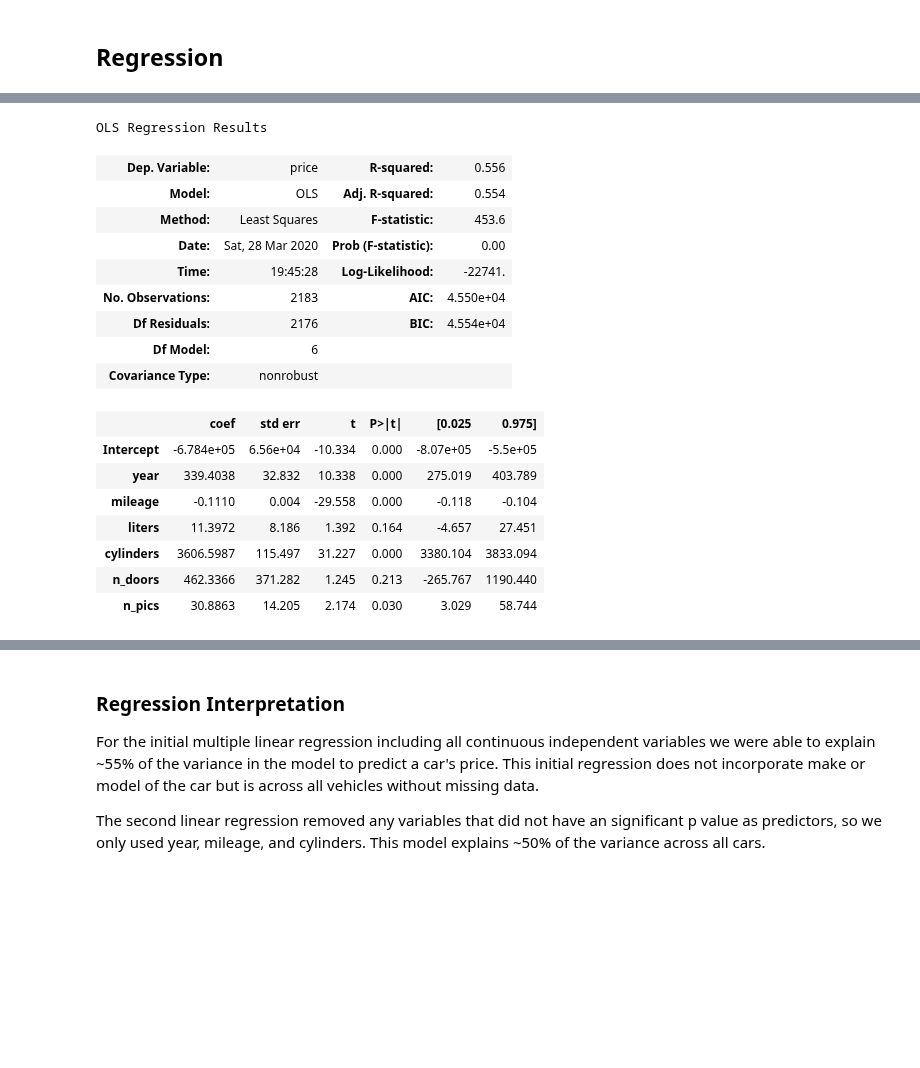
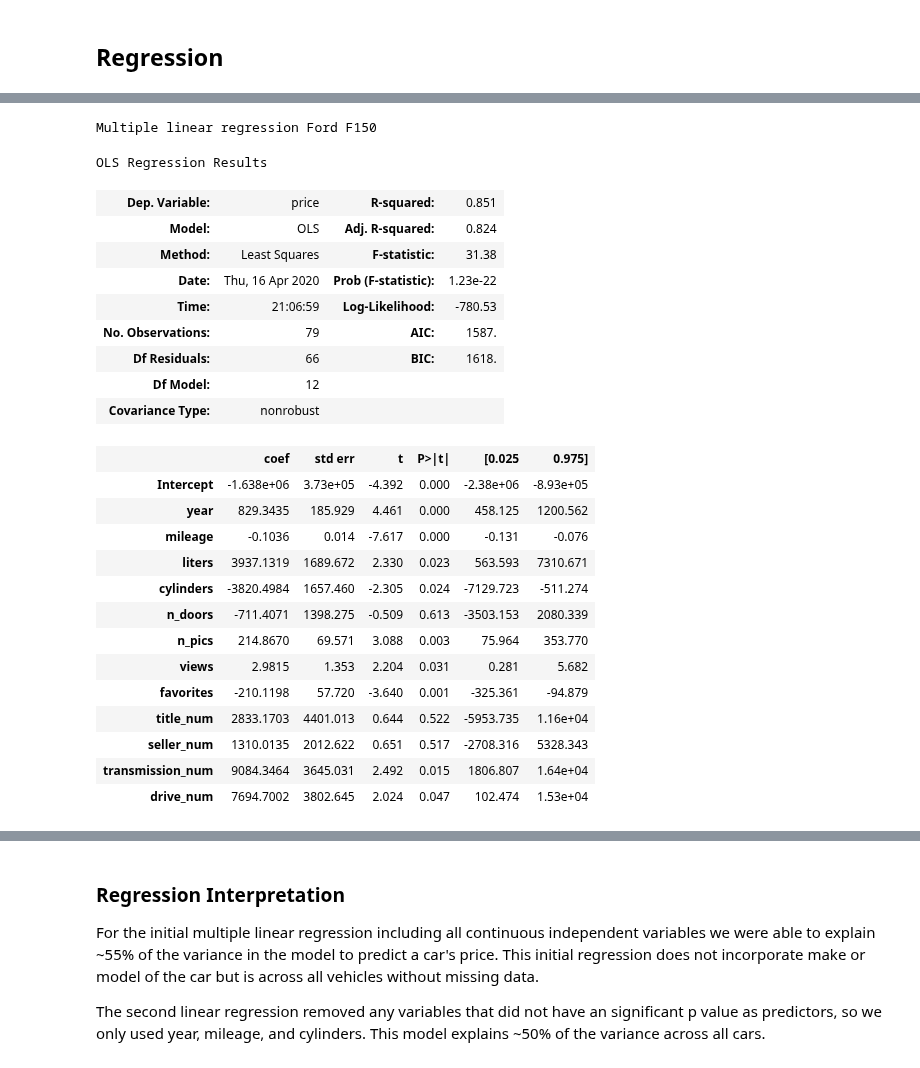
Before and after one commit to taylorch626/automodeals, a Jupyter notebook: Data_Exploration_Analysis.ipynb, the cells around one changed output, grey strips where cells are left out. Drawn from its saved outputs; the diff is of its cells as text; code cells hidden in the pictures; blank space fills up the shorter version.

Commit message:
added to regression

```diff
--- a/Data_Exploration_Analysis.ipynb
+++ b/Data_Exploration_Analysis.ipynb
@@ -90,8 +91,12 @@ plt.title('Cleaned Year Histogram')
 plt.figure()
 cars["price"].plot.hist(bins=100)
 plt.title('Original Price Histogram')
-# any cars with a price less than $100 changed to None
+# any cars with a price less than $100 or greater than $500,000 changed to None
 cars.loc[(cars.price < 100),'price']=None
+# expcars = cars['price'] > 500000
+# expcars = cars[expcars]
+# display(expcars)
+cars.loc[(cars.price > 500000),'price']=None
 plt.figure()
 cars["price"].plot.hist(bins=100)
 plt.title('Cleaned Price Histogram')
@@ -100,11 +105,27 @@ plt.title('Cleaned Price Histogram')
 plt.figure()
 cars["mileage"].plot.hist(bins=100)
 plt.title('Original Mileage Histogram')
-# any cars with a mileage less than 900000 changed to None
-cars.loc[(cars.mileage > 900000),'mileage']=None
+# any cars with a mileage greater than 500000 changed to None
+cars.loc[(cars.mileage > 500000),'mileage']=None
 plt.figure()
 cars["mileage"].plot.hist(bins=100)
 plt.title('Cleaned Mileage Histogram')
 
+# Check Liters
+plt.figure()
+cars["liters"].plot.hist(bins=100)
+plt.title('Original Liters Histogram')
+# any cars with a mileage greater than 500000 changed to None
+cars.loc[(cars.liters > 100),'liters']=None
+plt.figure()
+cars["liters"].plot.hist(bins=100)
+plt.title('Cleaned Liters Histogram')
+
+# Check fav_per_view
+# any cars with inf or Nan changed to None
+cars.loc[(cars.fav_per_view > 2),'fav_per_view']=None
+# cars.loc[(cars.fav_per_view == NaN),'fav_per_view']=None
+
+
 cars.describe()
 # %% [output]
@@ -187,29 +444,35 @@ showing areas in Utah where cars are generally sold for a good deal.
 # %%
-# multiple linear regression
-# set missing option to drop any missing data
-"price", "year", "mileage", "liters", "cylinders", "n_doors", "n_pics"
-df_all_ols = sm.ols(formula="price ~ year + mileage + liters + cylinders + n_doors + n_pics", data=cars, missing='drop').fit()
-display(df_all_ols.summary())
+# Ford F150 Multiple Linear Regression
+print('Multiple linear regression Ford F150')
+df_ols = sm.ols(formula="price ~ year + mileage + liters + cylinders + n_doors + n_pics + views + favorites + title_num + seller_num + transmission_num + drive_num", data=F150, missing='drop').fit()
+display(df_ols.summary())
 
-# remove unsignificant variables
-df_all_ols = sm.ols(formula="price ~ year + mileage + cylinders", data=cars, missing='drop').fit()
-display(df_all_ols.summary())
+print('Multiple linear regression Ford F150 remove unsignificant variables')
+df_ols = sm.ols(formula="price ~ year + mileage + liters + cylinders + n_pics + views + favorites + drive_num", data=F150, missing='drop').fit()
+display(df_ols.summary())
 # %% [output]
-OLS Regression Results
+Multiple linear regression Ford F150
+OLS Regression Results
-| Dep. Variable: | price | R-squared: | 0.556 |
-| Model: | OLS | Adj. R-squared: | 0.554 |
-| Method: | Least Squares | F-statistic: | 453.6 |
-| Date: | Sat, 28 Mar 2020 | Prob (F-statistic): | 0.00 |
-| Time: | 19:45:28 | Log-Likelihood: | -22741. |
-| No. Observations: | 2183 | AIC: | 4.550e+04 |
-| Df Residuals: | 2176 | BIC: | 4.554e+04 |
-| Df Model: | 6 |  |  |
+| Dep. Variable: | price | R-squared: | 0.851 |
+| Model: | OLS | Adj. R-squared: | 0.824 |
+| Method: | Least Squares | F-statistic: | 31.38 |
+| Date: | Thu, 16 Apr 2020 | Prob (F-statistic): | 1.23e-22 |
+| Time: | 21:06:59 | Log-Likelihood: | -780.53 |
+| No. Observations: | 79 | AIC: | 1587. |
+| Df Residuals: | 66 | BIC: | 1618. |
+| Df Model: | 12 |  |  |
 | Covariance Type: | nonrobust |  |  |
 |  | coef | std err | t | P>|t| | [0.025 | 0.975] |
-| Intercept | -6.784e+05 | 6.56e+04 | -10.334 | 0.000 | -8.07e+05 | -5.5e+05 |
-| year | 339.4038 | 32.832 | 10.338 | 0.000 | 275.019 | 403.789 |
-| mileage | -0.1110 | 0.004 | -29.558 | 0.000 | -0.118 | -0.104 |
-| liters | 11.3972 | 8.186 | 1.392 | 0.164 | -4.657 | 27.451 |
-| cylinders | 3606.5987 | 115.497 | 31.227 | 0.000 | 3380.104 | 3833.094 |
-| n_doors | 462.3366 | 371.282 | 1.245 | 0.213 | -265.767 | 1190.440 |
-| n_pics | 30.8863 | 14.205 | 2.174 | 0.030 | 3.029 | 58.744 |
+| Intercept | -1.638e+06 | 3.73e+05 | -4.392 | 0.000 | -2.38e+06 | -8.93e+05 |
+| year | 829.3435 | 185.929 | 4.461 | 0.000 | 458.125 | 1200.562 |
+| mileage | -0.1036 | 0.014 | -7.617 | 0.000 | -0.131 | -0.076 |
+| liters | 3937.1319 | 1689.672 | 2.330 | 0.023 | 563.593 | 7310.671 |
+| cylinders | -3820.4984 | 1657.460 | -2.305 | 0.024 | -7129.723 | -511.274 |
+| n_doors | -711.4071 | 1398.275 | -0.509 | 0.613 | -3503.153 | 2080.339 |
+| n_pics | 214.8670 | 69.571 | 3.088 | 0.003 | 75.964 | 353.770 |
+| views | 2.9815 | 1.353 | 2.204 | 0.031 | 0.281 | 5.682 |
+| favorites | -210.1198 | 57.720 | -3.640 | 0.001 | -325.361 | -94.879 |
+| title_num | 2833.1703 | 4401.013 | 0.644 | 0.522 | -5953.735 | 1.16e+04 |
+| seller_num | 1310.0135 | 2012.622 | 0.651 | 0.517 | -2708.316 | 5328.343 |
+| transmission_num | 9084.3464 | 3645.031 | 2.492 | 0.015 | 1806.807 | 1.64e+04 |
+| drive_num | 7694.7002 | 3802.645 | 2.024 | 0.047 | 102.474 | 1.53e+04 |
```
Also changed, not shown: parts of 12 cells of this notebook.
